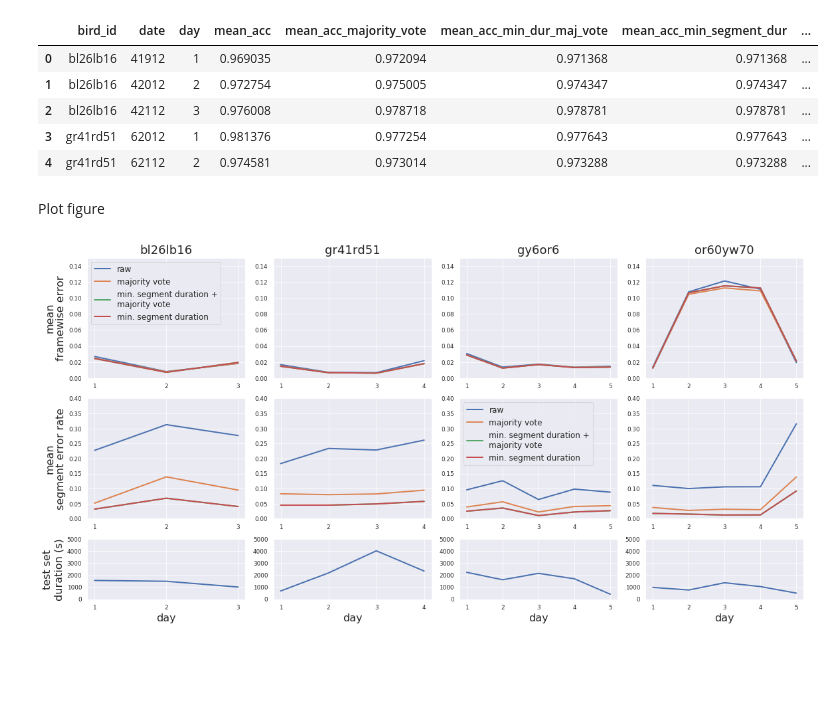
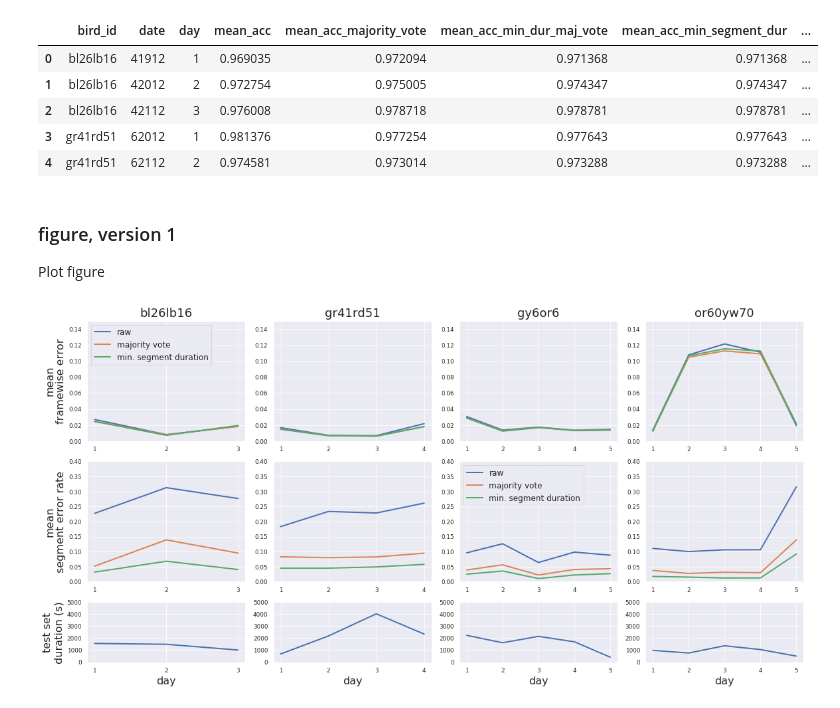
Before and after one commit to yardencsGitHub/tweetynet, a Jupyter notebook: doc/notebooks/BFRepository-results/all-birds.ipynb, the cells around one changed output. Cells and saved outputs as stored; diff of their text form; code cells hidden in the pictures; blank space fills up the shorter version.

Commit message:
update figure 5 notebook and output images

```diff
--- a/doc/notebooks/BFRepository-results/all-birds.ipynb
+++ b/doc/notebooks/BFRepository-results/all-birds.ipynb
@@ -86,6 +86,8 @@ assert np.all(np.equal(date_col, data['date'].values))
 
 duration_col = np.asarray(duration_col)
 data['test_set_duration'] = duration_col
+
+data['test_set_duration_min'] = data['test_set_duration'] / 60
 # %% [markdown]
 convert (framewise) accuracy to error, i.e. add columns with (1 - accuracy).
 Multiple columns because of measuring accuracy without and with the transformations applied to the network outputs.
@@ -105,8 +107,9 @@ data.head()
 | 2 | bl26lb16 | 42112 | 3 | 0.976008 | 0.978718 | 0.978781 | 0.978781 | ... |
 | 3 | gr41rd51 | 62012 | 1 | 0.981376 | 0.977254 | 0.977643 | 0.977643 | ... |
 | 4 | gr41rd51 | 62112 | 2 | 0.974581 | 0.973014 | 0.973288 | 0.973288 | ... |
-# %% [markdown]
-Plot figure
+# %% [markdown]
+### figure, version 1
+Plot figure
 # %%
 SAVE_FIG = True
 
@@ -118,14 +121,14 @@ n_bird_ids = len(bird_ids)
 ERR_METRICS = [
          'err',
          'err_majority_vote',
-         'err_min_dur_maj_vote',
+         # 'err_min_dur_maj_vote',
          'err_min_segment_dur',
 ]
 
 SEG_ERR_RATE_METRICS = [
          'segment_error_rate',
          'segment_error_rate_majority_vote',
-         'segment_error_rate_min_dur_maj_vote',
+         # 'segment_error_rate_min_dur_maj_vote',
          'segment_error_rate_min_segment_dur',
 ]
 
@@ -175,31 +178,31 @@ for row, metric_list in enumerate(METRIC_LISTS):
             if row == 0:
                 ax[row, col].set_title(bird_id, fontsize=18)
                 ax[row, col].set_xlabel('')
             elif row == 1:
                 ax[row, col].set_xlabel('')
             elif row == 2:
                 ax[row, col].set_xlabel('day', fontsize=16)
 
 for ax_ in ax[0]:
     ax_.set_ylim([0., 0.15])
 for ax_ in ax[1]:
     ax_.set_ylim([0., 0.4])
 for ax_ in ax[2]:
     ax_.set_ylim([0., 5000])
 
 ax[0, 0].set_ylabel('mean\nframewise error', fontsize=16)
 ax[1, 0].set_ylabel('mean\nsegment error rate', fontsize=16)
 ax[2, 0].set_ylabel('test set\nduration (s)', fontsize=16)
 
 ax[0, 0].legend(loc='upper left', fontsize=12)
 ax[1, 2].legend(loc='upper left', fontsize=12);
 
 if SAVE_FIG:
     plt.savefig(
         REPO_ROOT.joinpath('doc/article/figures/fig5/fig5-error-across-days.png')
     )
     plt.savefig(
         REPO_ROOT.joinpath('doc/article/figures/fig5/fig5-error-across-days.svg')
     )
 # %% [output]
-[figure, old version]
+[figure, new version]
```
Also changed, not shown: parts of 3 cells of this notebook, 5 other files.
